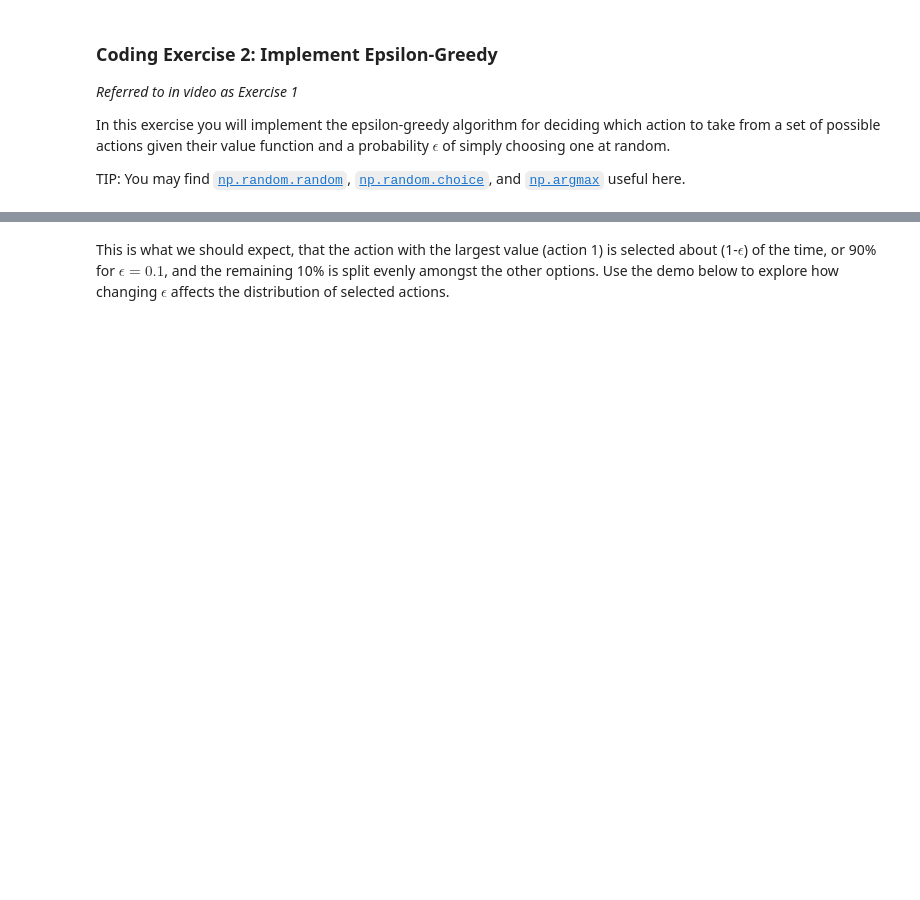
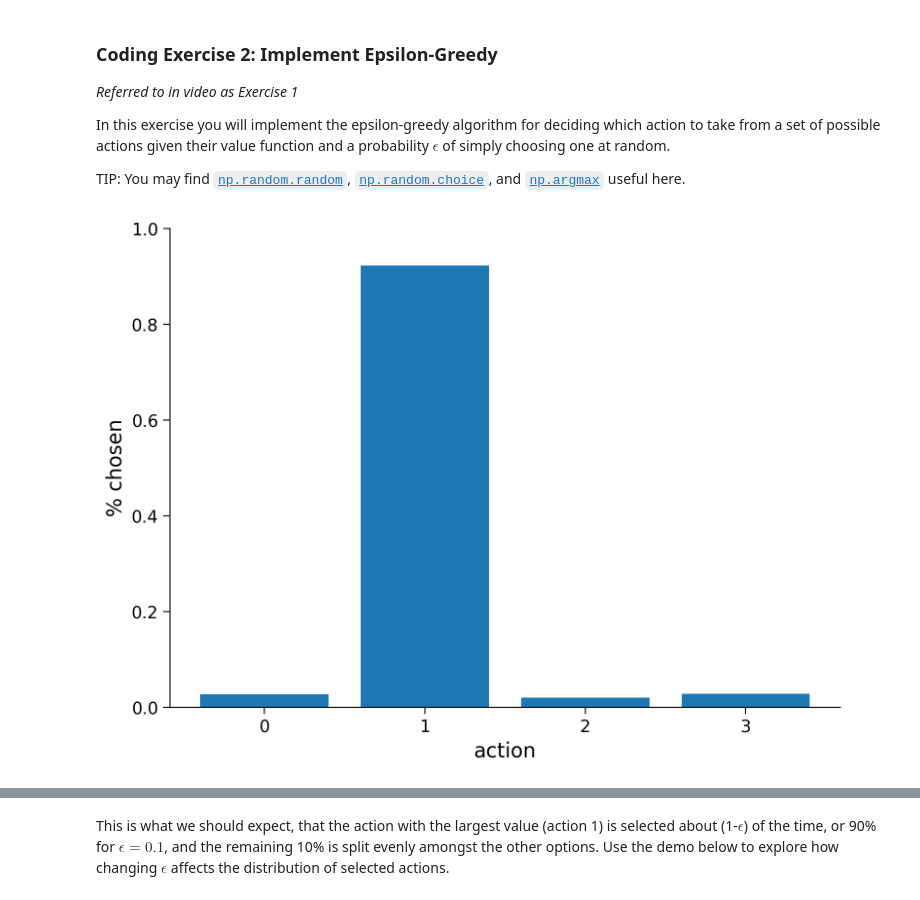
Before and after one commit to sometingehs/verbose-octo-goggles, a Jupyter notebook: tutorials/W3D4_ReinforcementLearning/student/W3D4_Tutorial2.ipynb, the cells around one changed output, grey strips where cells are left out. Saved outputs shown, nothing was run; the diff lists cells and outputs as text; code cells hidden in the pictures; blank space fills up the shorter version.

```diff
--- a/tutorials/W3D4_ReinforcementLearning/student/W3D4_Tutorial2.ipynb
+++ b/tutorials/W3D4_ReinforcementLearning/student/W3D4_Tutorial2.ipynb
@@ -235,37 +244,39 @@ def epsilon_greedy(q, epsilon):
   Args:
     q (ndarray): an array of action values
     epsilon (float): probability of selecting an action randomly
 
   Returns:
     int: the chosen action
   """
   #####################################################################
   ## TODO for students: implement the epsilon greedy decision algorithm
   # Fill out function and remove
-  raise NotImplementedError("Student exercise: implement the epsilon greedy decision algorithm")
+  #raise NotImplementedError("Student exercise: implement the epsilon greedy decision algorithm")
   #####################################################################
   # write a boolean expression that determines if we should take the best action
-  be_greedy = ...
+  be_greedy = True if np.random.random()<1-epsilon else False
 
   if be_greedy:
 
     # write an expression for selecting the best action from the action values
-    action = ...
+    action = np.argmax(q)
 
   else:
 
     # write an expression for selecting a random action
-    action = ...
+    action = np.random.choice(len(q))
 
   return action
 
 
 # Set parameters
 q = [-2, 5, 0, 1]
 epsilon = 0.1
 
 # Visualize
 plot_choices(q, epsilon, epsilon_greedy)
+# %% [output]
+[figure, added]
 # %% [markdown]
 [*Click for solution*](https://github.com/NeuromatchAcademy/course-content/tree/main/tutorials/W3D4_ReinforcementLearning/solutions/W3D4_Tutorial2_Solution_8cb39bba.py)
 
```
Also changed, not shown: parts of 14 cells of this notebook.
